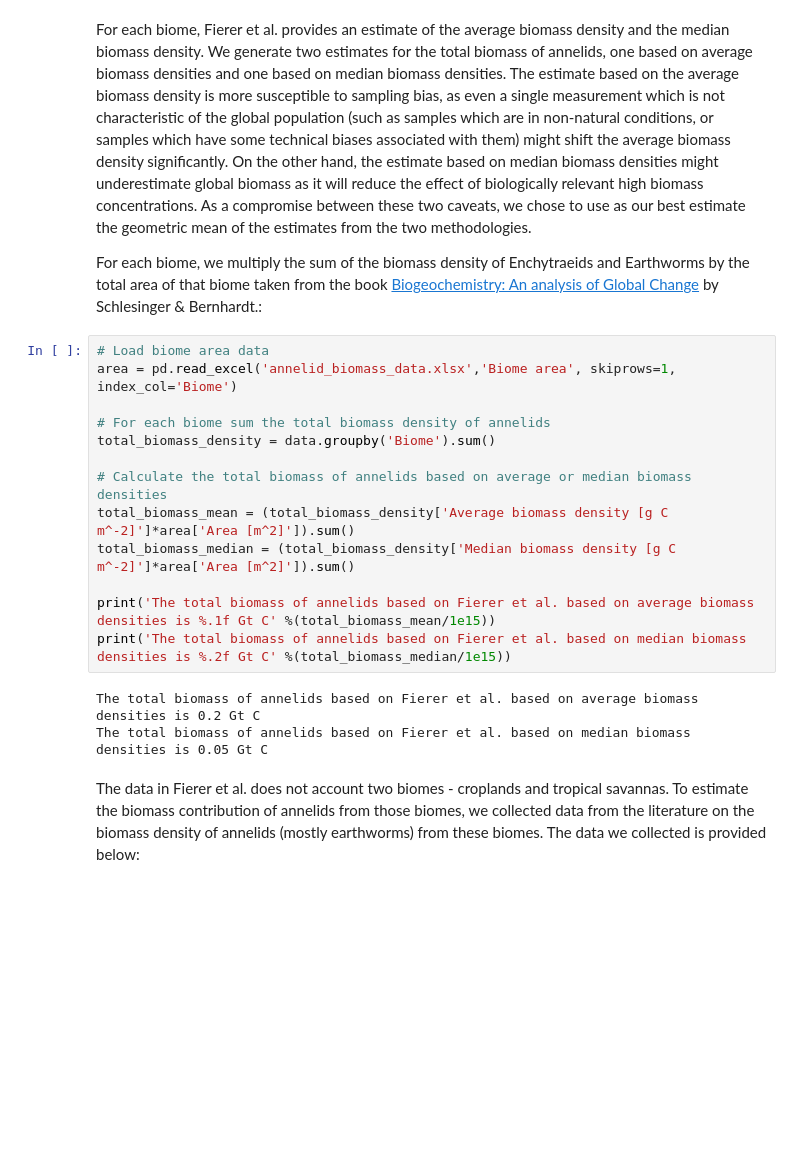
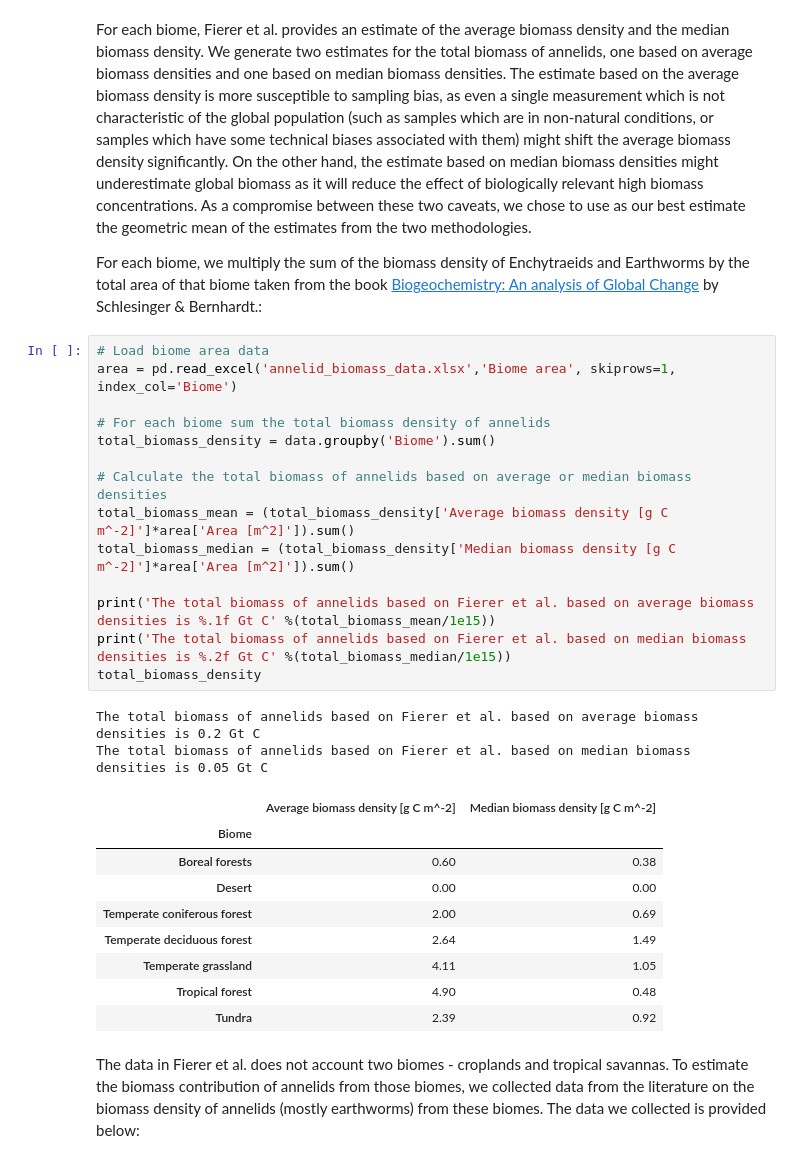
Before and after one commit to yinonbaron/biomass_distribution, a Jupyter notebook: animals/annelids/annelids.ipynb, the cells around one changed output. Cells and saved outputs as stored; diff of their text form; blank space fills up the shorter version.

Commit message:
add median analysis

```diff
--- a/animals/annelids/annelids.ipynb
+++ b/animals/annelids/annelids.ipynb
@@ -36,19 +36,29 @@ For each biome, we multiply the sum of the biomass density of Enchytraeids and E
 # %%
 # Load biome area data
 area = pd.read_excel('annelid_biomass_data.xlsx','Biome area', skiprows=1, index_col='Biome')
 
 # For each biome sum the total biomass density of annelids
 total_biomass_density = data.groupby('Biome').sum()
 
 # Calculate the total biomass of annelids based on average or median biomass densities
 total_biomass_mean = (total_biomass_density['Average biomass density [g C m^-2]']*area['Area [m^2]']).sum()
 total_biomass_median = (total_biomass_density['Median biomass density [g C m^-2]']*area['Area [m^2]']).sum()
 
 print('The total biomass of annelids based on Fierer et al. based on average biomass densities is %.1f Gt C' %(total_biomass_mean/1e15))
 print('The total biomass of annelids based on Fierer et al. based on median biomass densities is %.2f Gt C' %(total_biomass_median/1e15))
+total_biomass_density
 # %% [output]
 The total biomass of annelids based on Fierer et al. based on average biomass densities is 0.2 Gt C
 The total biomass of annelids based on Fierer et al. based on median biomass densities is 0.05 Gt C
+|  | Average biomass density [g C m^-2] | Median biomass density [g C m^-2] |
+| Biome |  |  |
+| Boreal forests | 0.60 | 0.38 |
+| Desert | 0.00 | 0.00 |
+| Temperate coniferous forest | 2.00 | 0.69 |
+| Temperate deciduous forest | 2.64 | 1.49 |
+| Temperate grassland | 4.11 | 1.05 |
+| Tropical forest | 4.90 | 0.48 |
+| Tundra | 2.39 | 0.92 |
 # %% [markdown]
 The data in Fierer et al. does not account two biomes - croplands and tropical savannas. To estimate the biomass contribution of annelids from those biomes, we collected data from the literature on the biomass density of annelids (mostly earthworms) from these biomes. The data we collected is provided below:
 # %%
```
Also changed, not shown: parts of 1 cell of this notebook, 34 other files.
